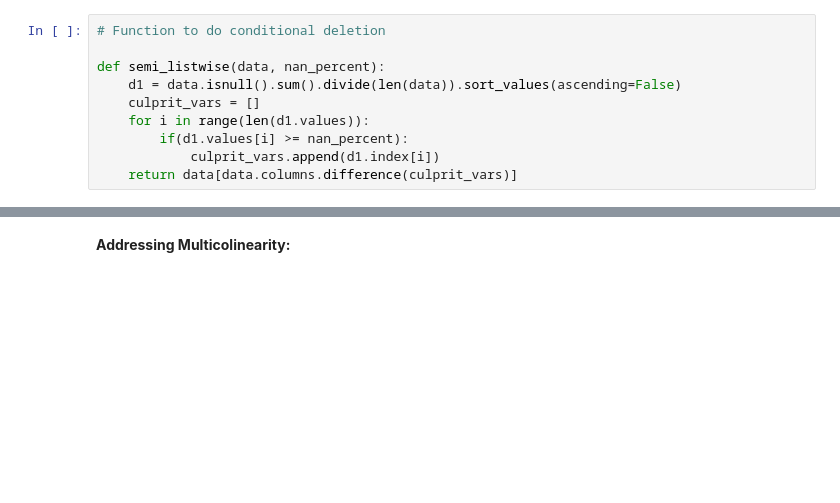
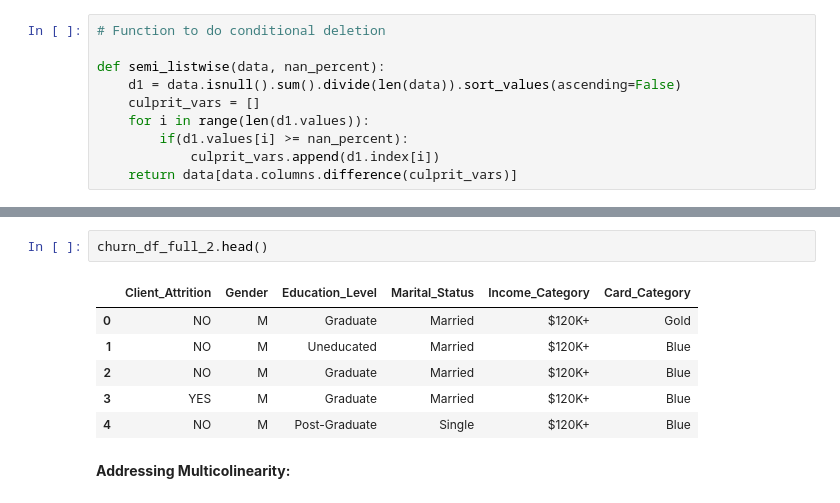
Before and after one commit to marcus-wuertz/Client-Presentation-3, a Jupyter notebook: Presentation_Three.ipynb, the cells around one changed output, grey strips where cells are left out. Drawn from its saved outputs; the diff is of its cells as text; blank space fills up the shorter version.

```diff
--- a/Presentation_Three.ipynb
+++ b/Presentation_Three.ipynb
@@ -105,3 +149,12 @@ dtype: float64
+# %%
+churn_df_full_2.head()
+# %% [output]
+|  | Client_Attrition | Gender | Education_Level | Marital_Status | Income_Category | Card_Category |
+| 0 | NO | M | Graduate | Married | $120K+ | Gold |
+| 1 | NO | M | Uneducated | Married | $120K+ | Blue |
+| 2 | NO | M | Graduate | Married | $120K+ | Blue |
+| 3 | YES | M | Graduate | Married | $120K+ | Blue |
+| 4 | NO | M | Post-Graduate | Single | $120K+ | Blue |
 # %% [markdown]
 **Addressing Multicolinearity:**
 # %%
```
Also changed, not shown: parts of 8 cells of this notebook.
